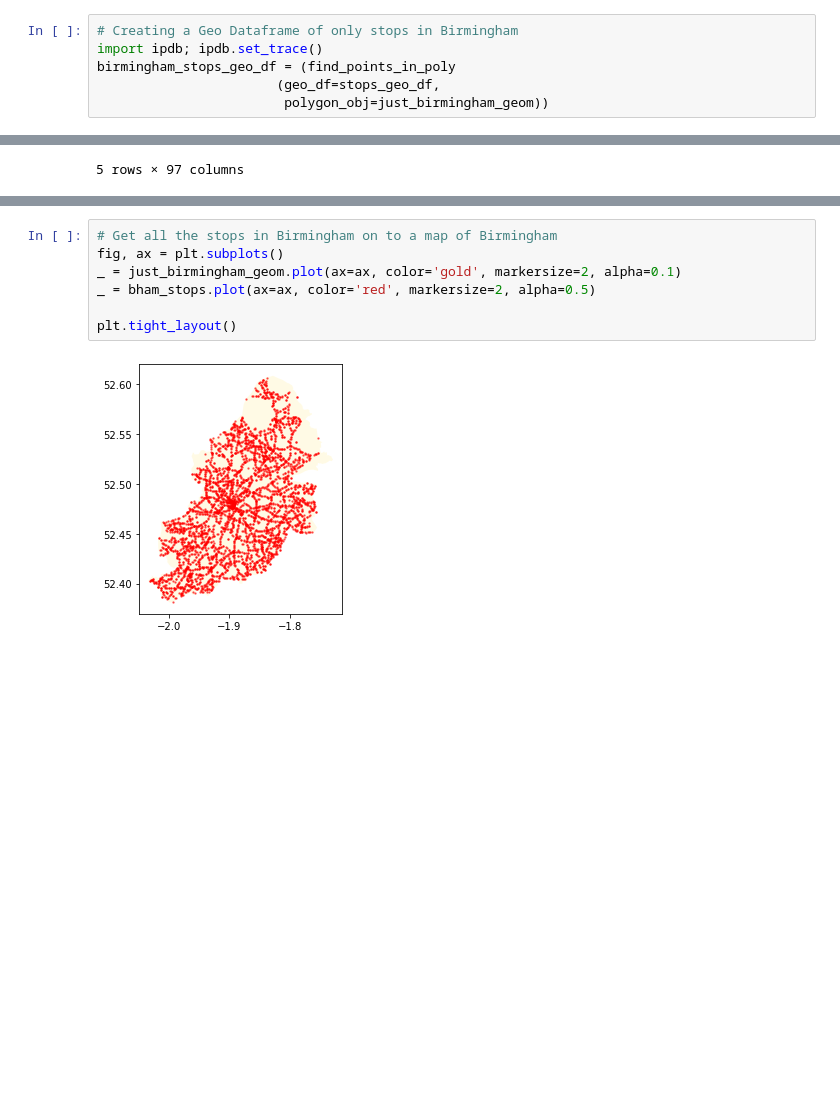
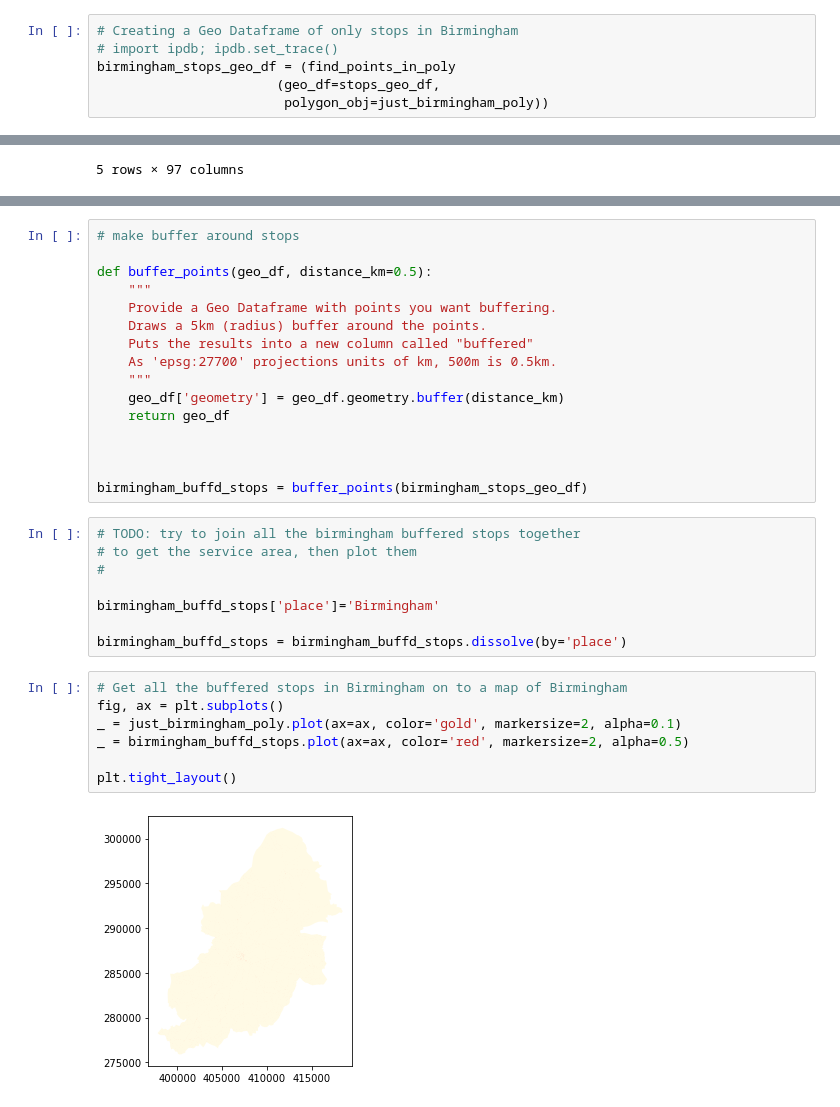
Before and after one commit to ONSdigital/SDG_11.2.1, a Jupyter notebook: SDG_11.2.1.ipynb, the cells around one changed output, grey strips where cells are left out. Drawn from its saved outputs; the diff is of its cells as text; blank space fills up the shorter version.

```diff
--- a/SDG_11.2.1.ipynb
+++ b/SDG_11.2.1.ipynb
@@ -145,6 +128,6 @@ just_birmingham_geom
 # %%
 # Creating a Geo Dataframe of only stops in Birmingham
-import ipdb; ipdb.set_trace()
+# import ipdb; ipdb.set_trace()
 birmingham_stops_geo_df = (find_points_in_poly
                        (geo_df=stops_geo_df,
-                        polygon_obj=just_birmingham_geom))
+                        polygon_obj=just_birmingham_poly))
@@ -265,9 +240,33 @@ bham_stops = find_points_in_poly(geo_df=stops_geo_df, polygon_obj=just_birmingha
+# %%
+# make buffer around stops
+
+def buffer_points(geo_df, distance_km=0.5):
+    """
+    Provide a Geo Dataframe with points you want buffering.
+    Draws a 5km (radius) buffer around the points.
+    Puts the results into a new column called "buffered"
+    As 'epsg:27700' projections units of km, 500m is 0.5km.
+    """
+    geo_df['geometry'] = geo_df.geometry.buffer(distance_km)
+    return geo_df
+
+
+
+birmingham_buffd_stops = buffer_points(birmingham_stops_geo_df)
+# %%
+# TODO: try to join all the birmingham buffered stops together
+# to get the service area, then plot them
+#
+
+birmingham_buffd_stops['place']='Birmingham'
+
+birmingham_buffd_stops = birmingham_buffd_stops.dissolve(by='place')
 # %%
-# Get all the stops in Birmingham on to a map of Birmingham
+# Get all the buffered stops in Birmingham on to a map of Birmingham
 fig, ax = plt.subplots()
-_ = just_birmingham_geom.plot(ax=ax, color='gold', markersize=2, alpha=0.1)
-_ = bham_stops.plot(ax=ax, color='red', markersize=2, alpha=0.5)
+_ = just_birmingham_poly.plot(ax=ax, color='gold', markersize=2, alpha=0.1)
+_ = birmingham_buffd_stops.plot(ax=ax, color='red', markersize=2, alpha=0.5)
 
 plt.tight_layout()
 # %% [output]
-[figure, old version]
+[figure, new version]
```
Also changed, not shown: parts of 25 cells of this notebook, 1 other file.
